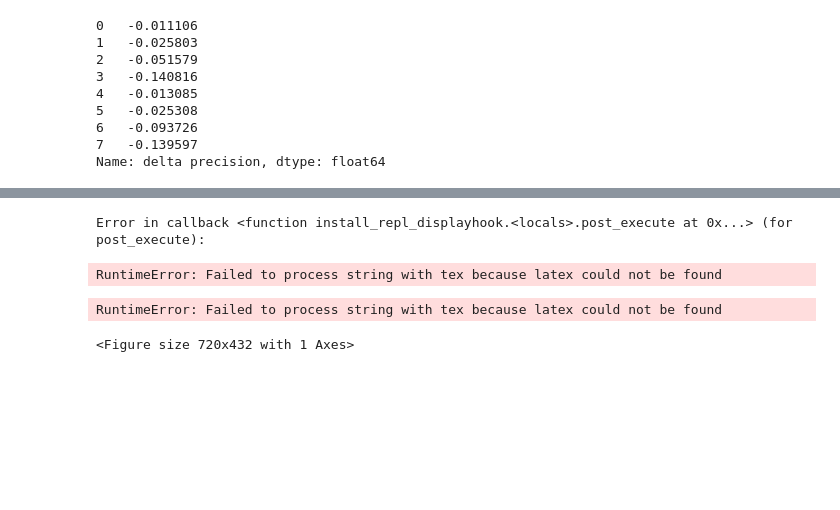
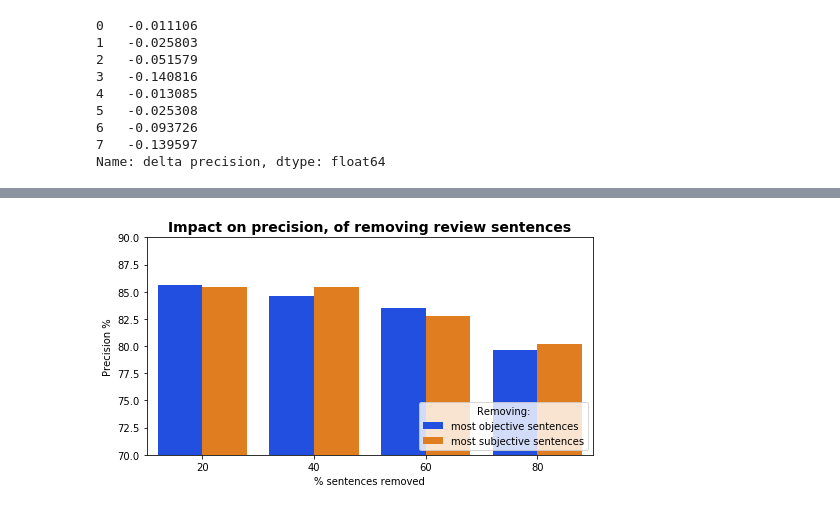
Before and after one commit to j-gd/movie_mood, a Jupyter notebook: src/AB testing results analysis.ipynb, the cells around one changed output, grey strips where cells are left out. Saved outputs shown, nothing was run; the diff lists cells and outputs as text; code cells hidden in the pictures; blank space fills up the shorter version.

```diff
--- a/src/AB testing results analysis.ipynb
+++ b/src/AB testing results analysis.ipynb
@@ -60,28 +80,19 @@ res
 # %%
-# from matplotlib import rc, rcParams
-# # activate latex text rendering
-# rc('text', usetex=True)
-# # rc('axes', linewidth=2)
-# rc('font', weight='bold')
-
-sns.set_palette("bright")
+# sns.set_palette("bright")
 # sns.set_palette(sns.color_palette("Accent", 10))
 
-fig, ax = plt.subplots(figsize=(10, 6))
+fig, ax = plt.subplots(figsize=(8, 4))
 
-ax = sns.barplot(ax=ax, x="percent", y="recall", hue="remove", data=res, ci=None)
-ax.set(xlabel='% sentences removed', ylabel='Recall')
-# ax.set(xlabel=r'\textbf{Y-AXIS}', ylabel='Recall')
+ax = sns.barplot(ax=ax, x="percent", y="precision", hue="remove", data=res, ci=None)
+ax.set(xlabel='% sentences removed', ylabel='Precision %')
+ax.set_ylim([70, 90])
 
 
-ax.set_title('Impact of review text reduction on Recall', weight='bold').set_fontsize('18')
+ax.set_title('Impact on precision, of removing review sentences', weight='bold').set_fontsize('14')
 # plt.legend.set_title('Removing most objective sentences')
 legend = plt.legend(loc='lower right')
 legend.set_title('Removing:')
 new_labels = ['most objective sentences', 'most subjective sentences']
 for t, l in zip(legend.texts, new_labels): t.set_text(l)
 # %% [output]
-Error in callback <function install_repl_displayhook.<locals>.post_execute at 0x...> (for post_execute):
-RuntimeError: Failed to process string with tex because latex could not be found
-RuntimeError: Failed to process string with tex because latex could not be found
-<Figure size 720x432 with 1 Axes>
+[figure, added]
```
Also changed, not shown: parts of 6 cells of this notebook.
